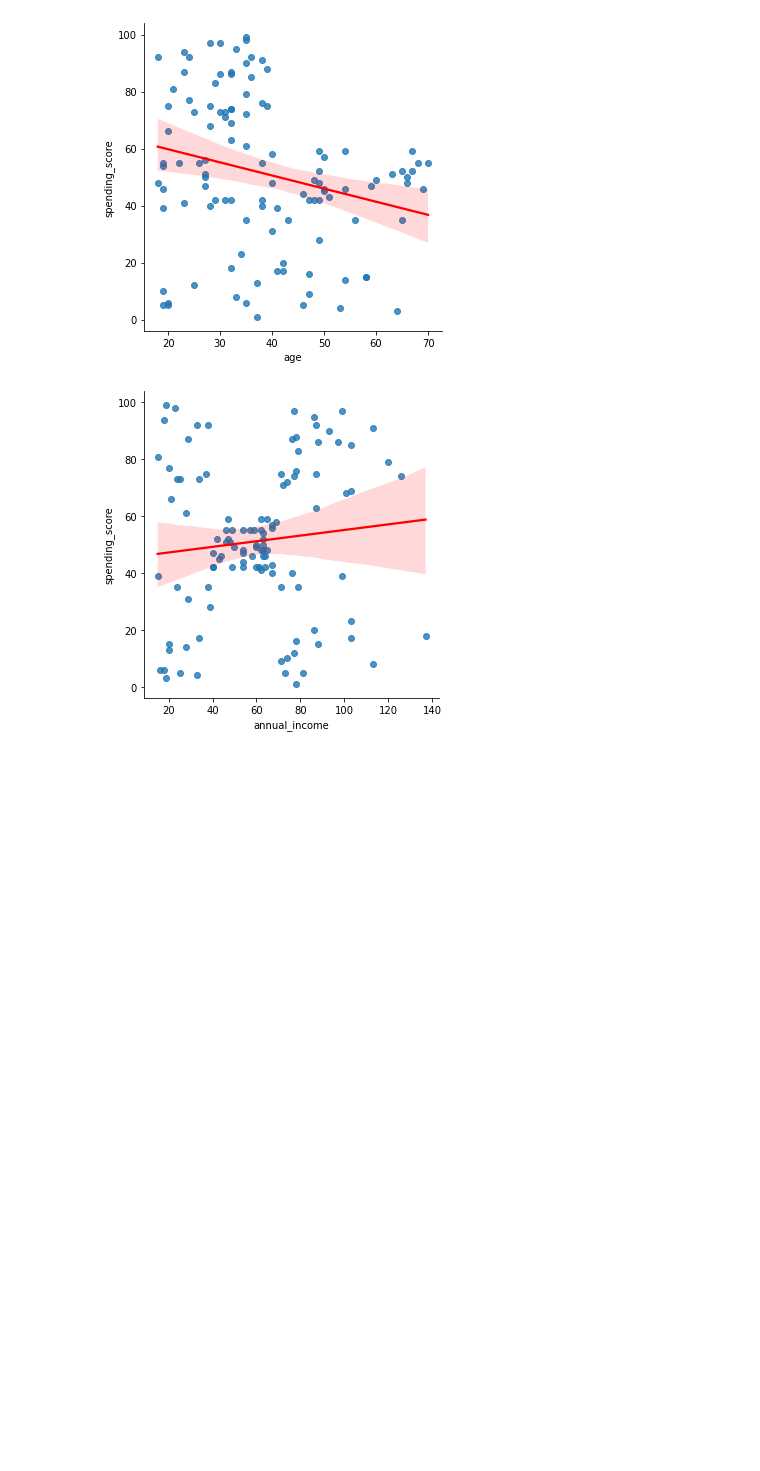
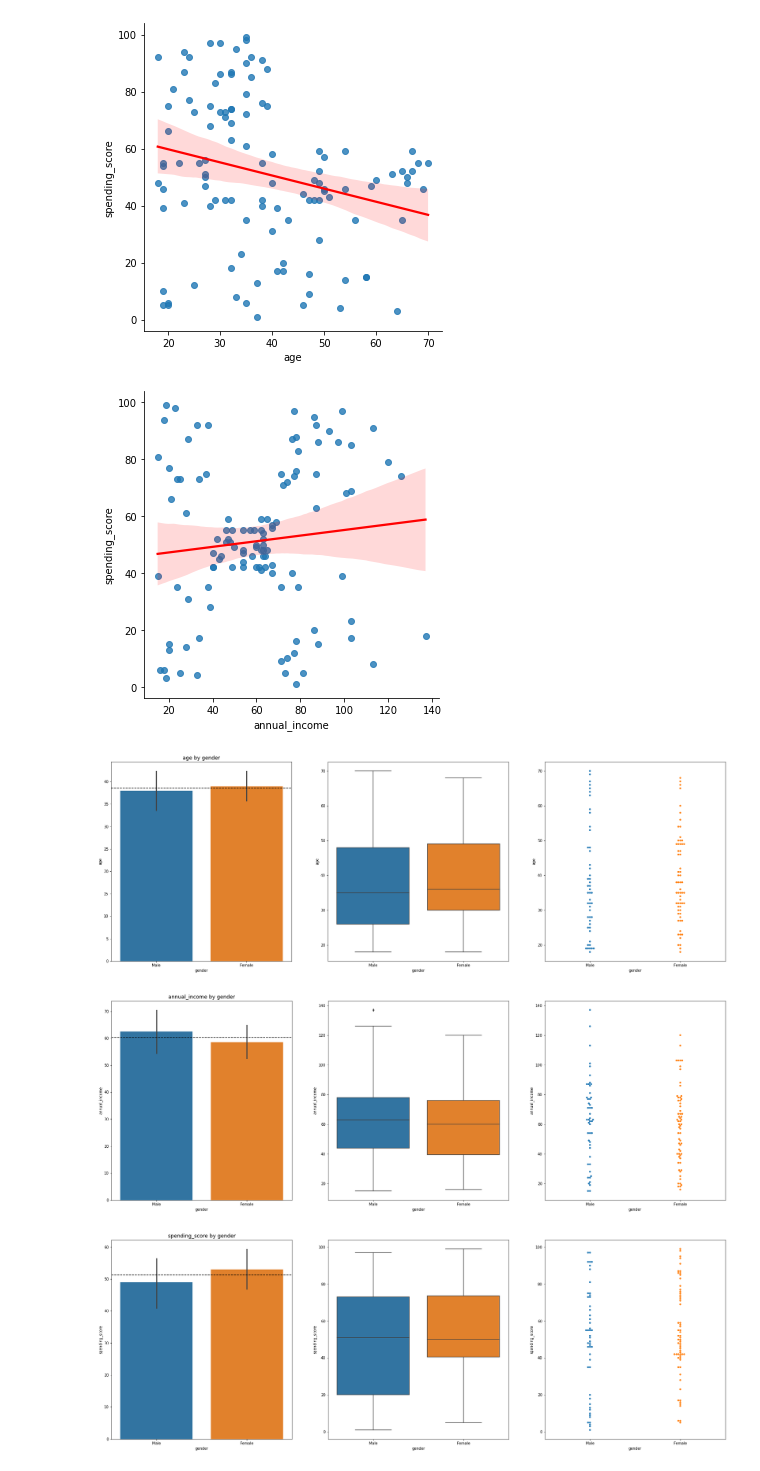
Before and after one commit to bensmith07/regression-exercises, a Jupyter notebook: explore_mall_customers.ipynb, the cells around one changed output. Cells and saved outputs as stored; diff of their text form; code cells hidden in the pictures; blank space fills up the shorter version.

```diff
--- a/explore_mall_customers.ipynb
+++ b/explore_mall_customers.ipynb
@@ -53,3 +34,11 @@ explore.plot_variable_pairs(train)
 [figure]
 [figure]
 [figure]
+# %%
+categ_vars = [col for col in train.columns if (train[col].dtype == 'object') or (len(train[col].unique()) < 10)]
+cont_vars = [col for col in train.columns if (col not in categ_vars)]
+explore.plot_categorical_and_continuous_vars(train, categ_vars, cont_vars)
+# %% [output]
+[figure, added]
+[figure, added]
+[figure, added]
```
Also changed, not shown: parts of 3 cells of this notebook, 1 other file.
